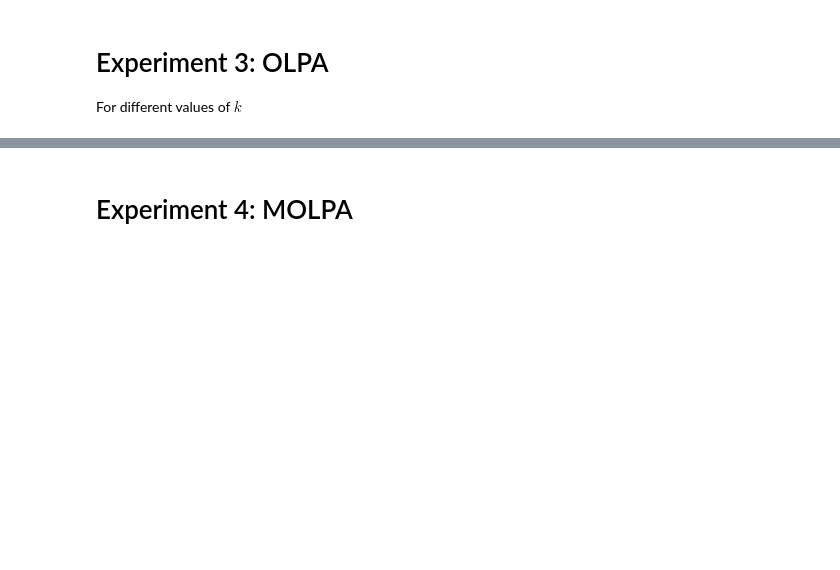
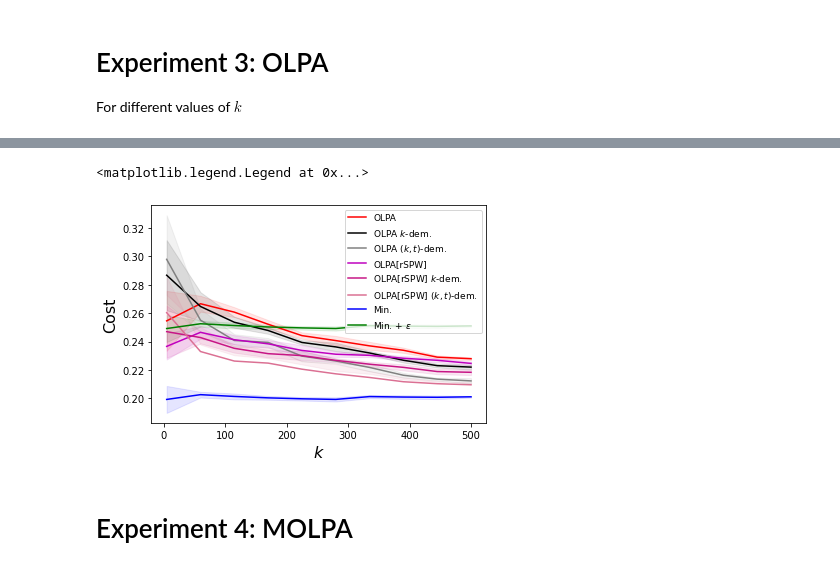
Before and after one commit to majid-khonji/rent-or-buy, a Jupyter notebook: test.ipynb, the cells around one changed output, grey strips where cells are left out. Saved outputs shown, nothing was run; the diff lists cells and outputs as text; code cells hidden in the pictures; blank space fills up the shorter version.

Commit message:
time-dim. OLPA implemented, additional experiment, restructuring the files.

```diff
--- a/test.ipynb
+++ b/test.ipynb
@@ -14,7 +14,7 @@ A random instance with $D \in [0,100], B = 60$ with perfect predictor, $\omega =
 # %%
 w = .1
 
-ins = i.Instance(w, B=60, predictor_std=0) # a random instant D
+ins = i.Instance(B=60, predictor_std=0) # a random instant D
 print("D = ", ins.D, " B = ", ins.B)
 alg = a.DPOA(ins, w)
 opt = a.OPT(ins)
@@ -114,6 +114,8 @@ for idx,std in enumerate(std_list):
 avg_ratio = np.mean(r_ratio, axis=1)
 print(avg_ratio)
 ci = 1.96 * np.std(r_ratio,axis=1)/np.sqrt(repeat)
+ins = i.Instance(predictor_std=5, time_dependant=True); rsol = ag.RPOA_google(ins, w); opt = a.OPT(ins); rsol/opt
+
 
 
 plt.clf()
@@ -346,3 +343,69 @@ plt.xticks(rotation=45);
+# %%
+avg_sol = np.mean(sol_vals, axis=1)
+ci_sol = 1.96 * np.std(sol_vals,axis=1)/np.sqrt(repeat)
+
+avg_solk = np.mean(solk_vals, axis=1)
+ci_solk = 1.96 * np.std(solk_vals,axis=1)/np.sqrt(repeat)
+
+avg_solkt = np.mean(solkt_vals, axis=1)
+ci_solkt = 1.96 * np.std(solkt_vals,axis=1)/np.sqrt(repeat)
+
+avg_rand = np.mean(rand_vals, axis=1)
+ci_rand = 1.96 * np.std(rand_vals,axis=1)/np.sqrt(repeat)
+
+avg_randk = np.mean(randk_vals, axis=1)
+ci_randk = 1.96 * np.std(randk_vals,axis=1)/np.sqrt(repeat)
+
+avg_randkt = np.mean(randkt_vals, axis=1)
+ci_randkt = 1.96 * np.std(randkt_vals,axis=1)/np.sqrt(repeat)
+
+avg_min = np.mean(min_vals, axis=1)
+ci_min = 1.96 * np.std(min_vals,axis=1)/np.sqrt(repeat)
+
+
+
+plt.clf()
+plt.xlabel("$k$", fontsize=16)
+plt.ylabel("Cost", fontsize=16)
+
+# plt.boxplot(r_ratio.transpose());
+
+positions = k_list # np.arange(1, len(k_list)+1)
+
+plt.plot(positions, avg_sol, label="OLPA", color='r')
+plt.fill_between(positions, (avg_sol-ci_sol), (avg_sol+ci_sol), color='r', alpha=.1)
+
+plt.plot(positions, avg_solk, label="OLPA $k$-dem.", color='k')
+plt.fill_between(positions, (avg_solk-ci_solk), (avg_solk+ci_solk), color='k', alpha=.1)
+
+plt.plot(positions, avg_solkt, label="OLPA $(k,t)$-dem.", color='grey')
+plt.fill_between(positions, (avg_solkt-ci_solkt), (avg_solkt+ci_solkt), color='grey', alpha=.1)
+
+
+plt.plot(positions, avg_rand, label="OLPA[rSPW]", color='m')
+plt.fill_between(positions, (avg_rand-ci_rand), (avg_rand+ci_rand), color='m', alpha=.1)
+
+plt.plot(positions, avg_randk, label="OLPA[rSPW] $k$-dem.", color='mediumvioletred')
+plt.fill_between(positions, (avg_randk-ci_randk), (avg_randk+ci_randk), color='mediumvioletred', alpha=.1)
+
+plt.plot(positions, avg_randkt, label="OLPA[rSPW] $(k,t)$-dem.", color='palevioletred')
+plt.fill_between(positions, (avg_solkt-ci_randkt), (avg_randkt+ci_randkt), color='palevioletred', alpha=.1)
+
+
+plt.plot(positions, avg_min, label="Min.", color='b')
+plt.fill_between(positions, (avg_min-ci_min), (avg_min+ci_min), color='b', alpha=.1)
+
+plt.plot(positions, avg_min + epsilon, label="Min. + $\epsilon$", color='g')
+plt.fill_between(positions, (avg_min+epsilon-ci_min), (avg_min+epsilon+ci_min), color='g', alpha=.1)
+
+# formated_list = [elem for elem in k_list ]
+# plt.xticks(positions, formated_list);
+# plt.xlim([-1,500])
+plt.legend(loc='upper right', fontsize=9)
+# plt.savefig("plots/olpa-k-dim.pdf", bbox_inches='tight')
+# %% [output]
+<matplotlib.legend.Legend at 0x...>
+[figure, added]
 # %% [markdown]
 # Experiment 4: MOLPA
 # %%
```
Also changed, not shown: parts of 15 cells of this notebook, 24 other files.
